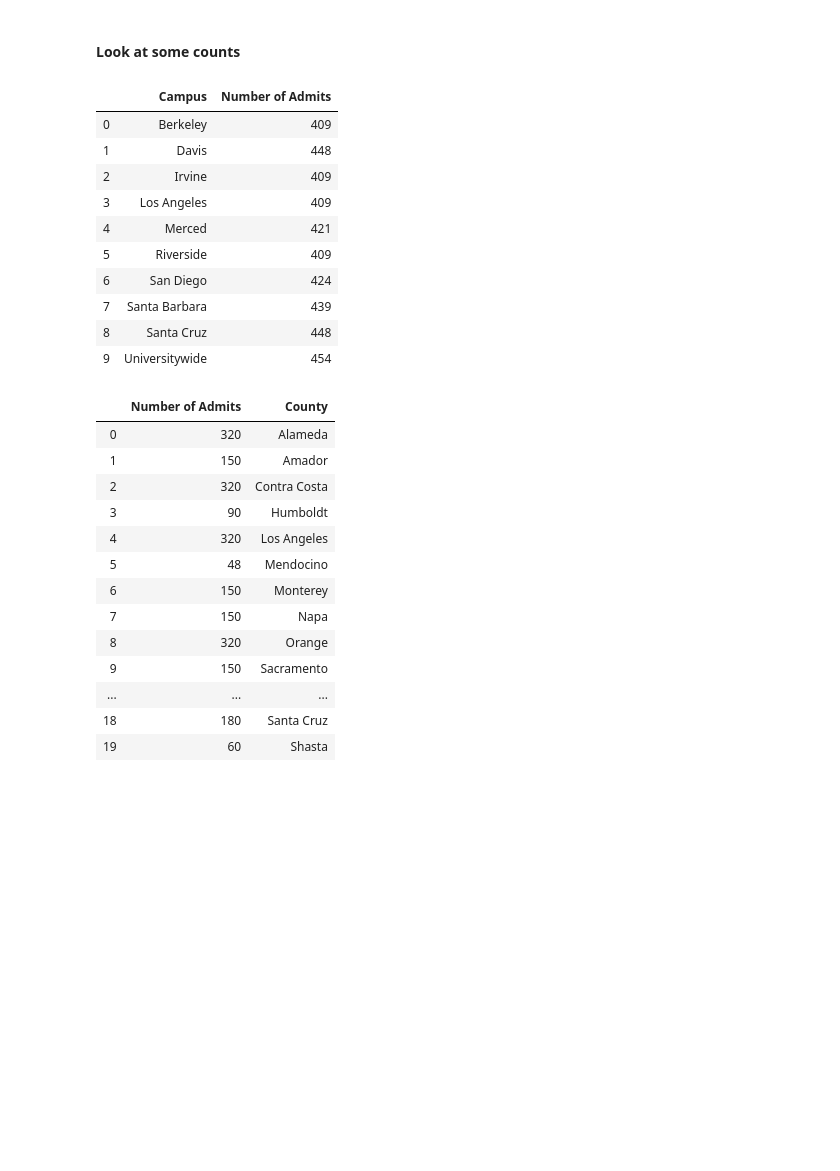
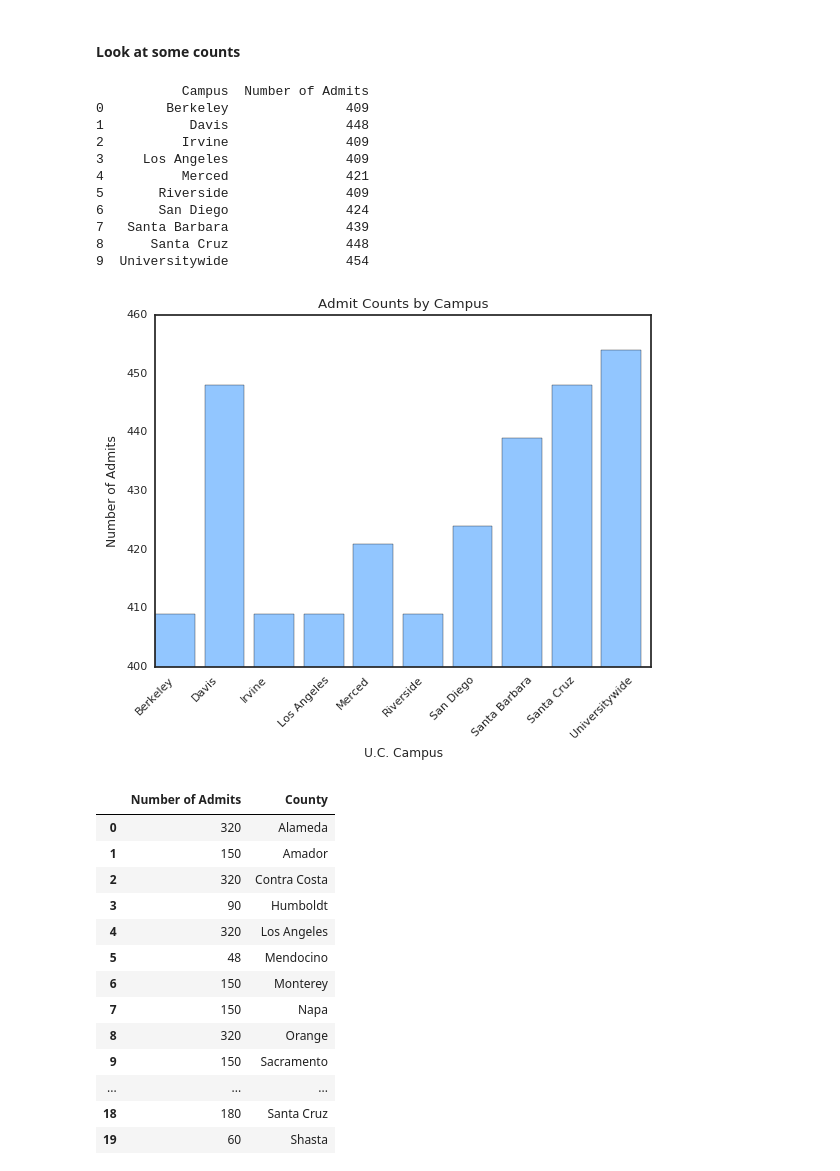
Before and after one commit to SJSUFall2019-CMPE272/GoSAT, a Jupyter notebook: machine-learning/Train.ipynb, the cells around one changed output. Cells and saved outputs as stored; diff of their text form; code cells hidden in the pictures; blank space fills up the shorter version.

Commit message:
update predict api, add ml figures

```diff
--- a/machine-learning/Train.ipynb
+++ b/machine-learning/Train.ipynb
@@ -47,24 +47,54 @@ df = pd.read_csv('../data/applicant_admissions_data.csv')
 df = df[df['Status'] == 1]
 # %% [markdown]
 #### Look at some counts
+# %%
+from matplotlib.ticker import FuncFormatter
+import matplotlib.pyplot as plt
+import matplotlib as mpl
+import numpy as np
+
+def plot_barchart(x, y, y_labels, y_min, y_max, title, ylabel, xlabel, output):
+    mpl.style.use('seaborn-white')
+    fig, ax = plt.subplots()
+    plt.bar(x, y)
+    plt.xticks(x, y_labels)
+    plt.ylim([y_min, y_max])
+    plt.xticks(rotation=45)
+    plt.title(title)
+    plt.ylabel(ylabel)
+    plt.xlabel(xlabel)
+    plt.savefig(output)
+    plt.show()
 # %%
 # how many admits per campus?
-df.groupby('Campus') \
-    .count() \
-    .reset_index()[['Campus', 'County']] \
-    .rename(columns={'County': 'Number of Admits'})
+campus_counts = df.groupby('Campus') \
+                    .count() \
+                    .reset_index()[['Campus', 'County']] \
+                    .rename(columns={'County': 'Number of Admits'})
+
+print (campus_counts)
+
+plot_barchart(range(0, 10), \
+              campus_counts['Number of Admits'], \
+              campus_counts['Campus'], \
+              400, 460, \
+              'Admit Counts by Campus',
+              'Number of Admits',
+              'U.C. Campus',
+             'figures/admit_counts_by_campus.png')
 # %% [output]
-|  | Campus | Number of Admits |
-| 0 | Berkeley | 409 |
-| 1 | Davis | 448 |
-| 2 | Irvine | 409 |
-| 3 | Los Angeles | 409 |
-| 4 | Merced | 421 |
-| 5 | Riverside | 409 |
-| 6 | San Diego | 424 |
-| 7 | Santa Barbara | 439 |
-| 8 | Santa Cruz | 448 |
-| 9 | Universitywide | 454 |
+           Campus  Number of Admits
+0        Berkeley               409
+1           Davis               448
+2          Irvine               409
+3     Los Angeles               409
+4          Merced               421
+5       Riverside               409
+6       San Diego               424
+7   Santa Barbara               439
+8      Santa Cruz               448
+9  Universitywide               454
+[figure, added]
 # %%
 # how many admits per county?
 df.groupby('County') \
```
Also changed, not shown: parts of 6 cells of this notebook, 7 other files.
